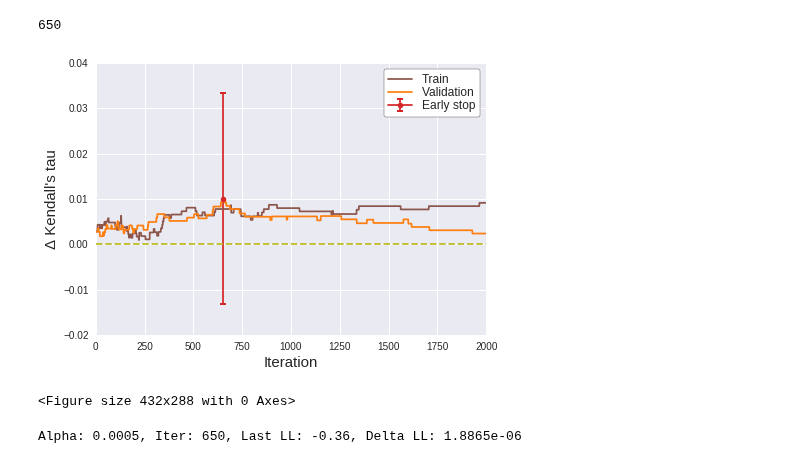
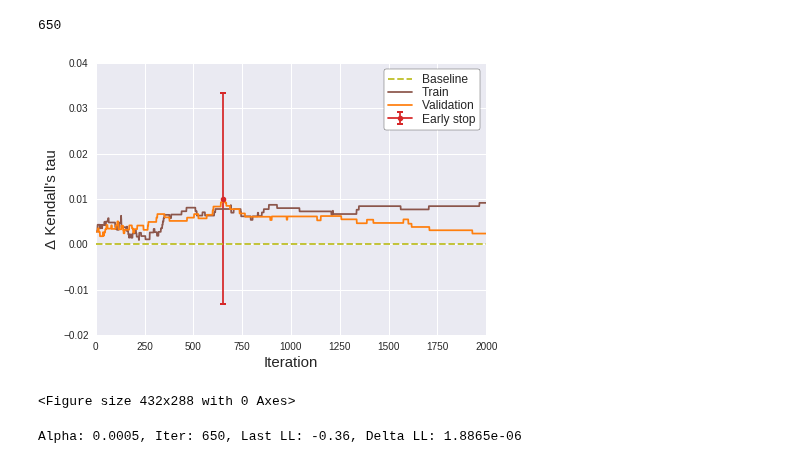
Before and after one commit to khanhnguyendata/skate_predict, a Jupyter notebook: analysis_part6.ipynb, the cells around one changed output. Cells and saved outputs as stored; diff of their text form; code cells hidden in the pictures.

Commit message:
Add baseline legend to plots in part 6

```diff
--- a/analysis_part6.ipynb
+++ b/analysis_part6.ipynb
@@ -298,21 +298,21 @@ max_val_iter_log
 650
 # %%
 fig, ax = plt.subplots(figsize=(7, 5))
-ax.axhline(0, color='tab:olive', ls='--')
+ax.axhline(0, color='tab:olive', ls='--', label='Baseline')
 ax.plot(avg_dtaus_train, color='tab:brown', label='Train')
 ax.plot(avg_dtaus_val, color='tab:orange', label='Validation')
 ax.errorbar(max_val_iter_log, avg_dtaus_val[max_val_iter_log], ci_multiplier*std_dtaus_val[max_val_iter_log], color='tab:red', label='Early stop', fmt='.-', **errorbar_opts)
 ax.legend(**legend_opts)
 ax.set_xlim(0, 2000)
 ax.set_ylim(-0.02, 0.04)
 ax.set_xlabel('Iteration', fontsize=15)
 ax.set_ylabel("Δ Kendall's tau", fontsize=15)
 
 plt.show()
 plt.tight_layout()
 fig.savefig('viz/male_log_ensemble_cv.png', bbox_tight=True)
 # %% [output]
-[figure, old version]
+[figure, new version]
 <Figure size 432x288 with 0 Axes>
 # %%
 gamma1_max = gammas1[max_val_iter_log]
```
Also changed, not shown: parts of 4 cells of this notebook, 5 other files.
